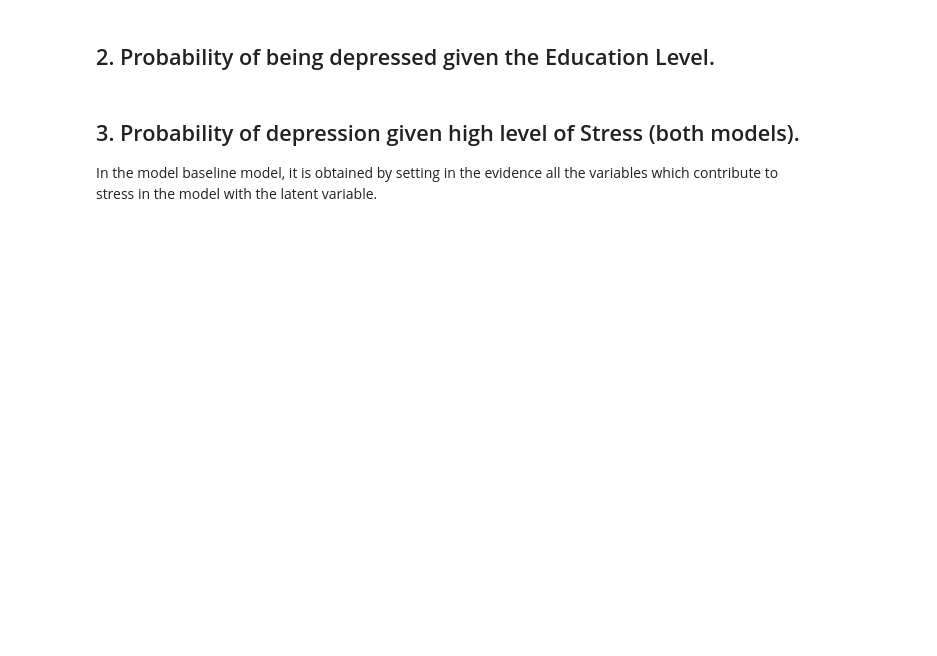
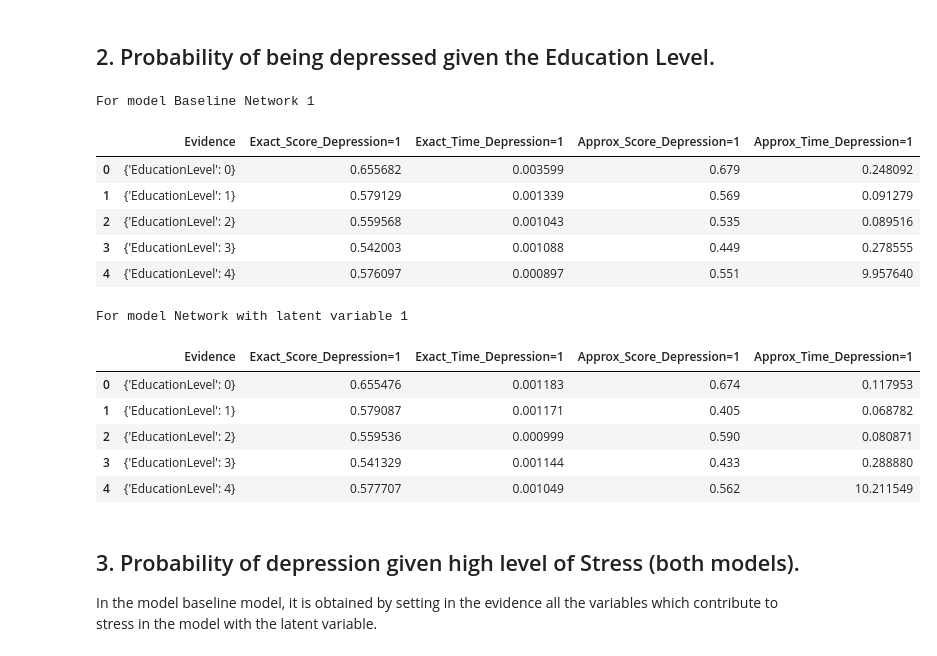
Before and after one commit to Shardyne/faikr3-project, a Jupyter notebook: network_comparison.ipynb, the cells around one changed output. Drawn from its saved outputs; the diff is of its cells as text; code cells hidden in the pictures; blank space fills up the shorter version.

```diff
--- a/network_comparison.ipynb
+++ b/network_comparison.ipynb
@@ -422,6 +416,14 @@ So after those considerations, we can see that both "Baseline Network 1" and its
 # %%
 from utils import query
 
-# Shut down unuseful pgmpy warning on probabilities that don't sum up to 1
+# Shut down unuseful warnings
 import logging
 logging.getLogger('pgmpy').setLevel(logging.CRITICAL)
+import warnings
+warnings.filterwarnings("ignore", category=FutureWarning)
+
+
+query_models = {
+    "Baseline Network 1": BN_baseline1,
+    "Network with latent variable 1" : BN_latent1
+}
@@ -526,5 +543,32 @@ Female exact **************************************************
 # %% [markdown]
 ## 2. Probability of being depressed given the Education Level.
+# %%
+result_df_2 = {}
+for name, model in query_models.items():
+    print(f"For model {name}")
+    result_df_2[name] = general_query(
+        model,
+        query_vars=["Depression"],
+        attribute_evidence=["EducationLevel"],
+        index_retrieve_values=[1], # only P(Depression=1)
+        show_progress=True
+    )
+    display(result_df_2[name])
+# %% [output]
+For model Baseline Network 1
+|  | Evidence | Exact_Score_Depression=1 | Exact_Time_Depression=1 | Approx_Score_Depression=1 | Approx_Time_Depression=1 |
+| 0 | {'EducationLevel': 0} | 0.655682 | 0.003599 | 0.679 | 0.248092 |
+| 1 | {'EducationLevel': 1} | 0.579129 | 0.001339 | 0.569 | 0.091279 |
+| 2 | {'EducationLevel': 2} | 0.559568 | 0.001043 | 0.535 | 0.089516 |
+| 3 | {'EducationLevel': 3} | 0.542003 | 0.001088 | 0.449 | 0.278555 |
+| 4 | {'EducationLevel': 4} | 0.576097 | 0.000897 | 0.551 | 9.957640 |
+For model Network with latent variable 1
+|  | Evidence | Exact_Score_Depression=1 | Exact_Time_Depression=1 | Approx_Score_Depression=1 | Approx_Time_Depression=1 |
+| 0 | {'EducationLevel': 0} | 0.655476 | 0.001183 | 0.674 | 0.117953 |
+| 1 | {'EducationLevel': 1} | 0.579087 | 0.001171 | 0.405 | 0.068782 |
+| 2 | {'EducationLevel': 2} | 0.559536 | 0.000999 | 0.590 | 0.080871 |
+| 3 | {'EducationLevel': 3} | 0.541329 | 0.001144 | 0.433 | 0.288880 |
+| 4 | {'EducationLevel': 4} | 0.577707 | 0.001049 | 0.562 | 10.211549 |
 # %% [markdown]
 ## 3. Probability of depression given high level of Stress (both models).
 
```
Also changed, not shown: parts of 8 cells of this notebook.
